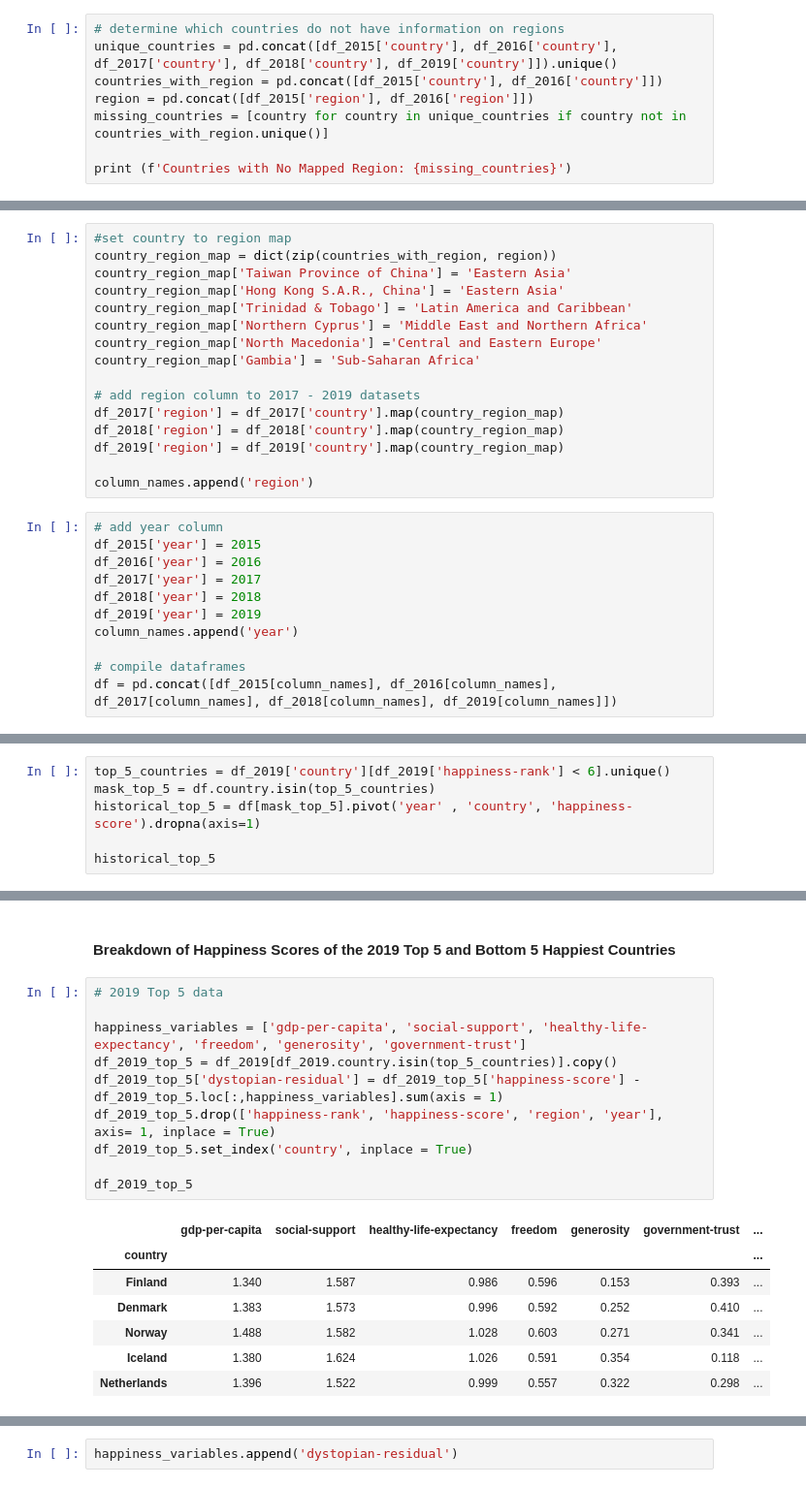
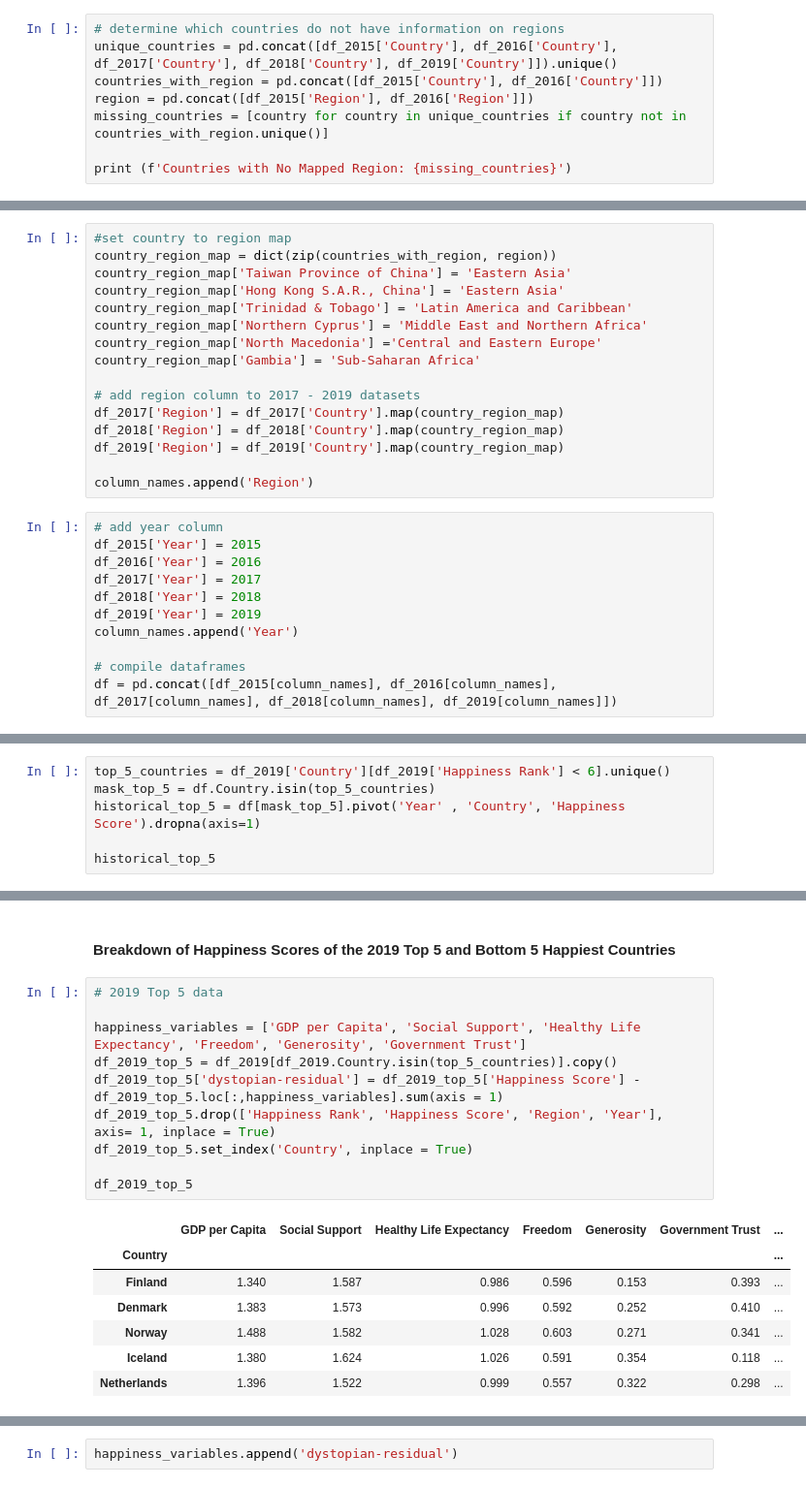
Before and after one commit to aulacson/world-happiness-report, a Jupyter notebook: sample.ipynb, the cells around one changed output, grey strips where cells are left out. Shown: that part at 97% size. Drawn from its saved outputs; the diff is of its cells as text.

Commit message:
Create correlation matrix for happiness score and its factors and fix dataframe column names

```diff
--- a/sample.ipynb
+++ b/sample.ipynb
@@ -40,8 +37,8 @@ df_2016.rename(columns={'Region': 'region'}, inplace = True)
 # %%
 # determine which countries do not have information on regions
-unique_countries = pd.concat([df_2015['country'], df_2016['country'], df_2017['country'], df_2018['country'], df_2019['country']]).unique()
-countries_with_region = pd.concat([df_2015['country'], df_2016['country']])
-region = pd.concat([df_2015['region'], df_2016['region']])
+unique_countries = pd.concat([df_2015['Country'], df_2016['Country'], df_2017['Country'], df_2018['Country'], df_2019['Country']]).unique()
+countries_with_region = pd.concat([df_2015['Country'], df_2016['Country']])
+region = pd.concat([df_2015['Region'], df_2016['Region']])
 missing_countries = [country for country in unique_countries if country not in countries_with_region.unique()]
 
 print (f'Countries with No Mapped Region: {missing_countries}')
@@ -58,19 +55,19 @@ country_region_map['North Macedonia'] ='Central and Eastern Europe'
 country_region_map['Gambia'] = 'Sub-Saharan Africa'
 
 # add region column to 2017 - 2019 datasets
-df_2017['region'] = df_2017['country'].map(country_region_map)
-df_2018['region'] = df_2018['country'].map(country_region_map)
-df_2019['region'] = df_2019['country'].map(country_region_map)
+df_2017['Region'] = df_2017['Country'].map(country_region_map)
+df_2018['Region'] = df_2018['Country'].map(country_region_map)
+df_2019['Region'] = df_2019['Country'].map(country_region_map)
 
-column_names.append('region')
+column_names.append('Region')
 # %%
 # add year column
-df_2015['year'] = 2015
-df_2016['year'] = 2016
-df_2017['year'] = 2017
-df_2018['year'] = 2018
-df_2019['year'] = 2019
-column_names.append('year')
+df_2015['Year'] = 2015
+df_2016['Year'] = 2016
+df_2017['Year'] = 2017
+df_2018['Year'] = 2018
+df_2019['Year'] = 2019
+column_names.append('Year')
 
 # compile dataframes
 df = pd.concat([df_2015[column_names], df_2016[column_names], df_2017[column_names], df_2018[column_names], df_2019[column_names]])
@@ -81,9 +78,9 @@ df = pd.concat([df_2015[column_names], df_2016[column_names], df_2017[column_nam
 
 We will be getting the Top 5 and Bottom 5 countries based on the 2019 data and look at their trends for the last 5 years.
 # %%
-top_5_countries = df_2019['country'][df_2019['happiness-rank'] < 6].unique()
-mask_top_5 = df.country.isin(top_5_countries)
-historical_top_5 = df[mask_top_5].pivot('year' , 'country', 'happiness-score').dropna(axis=1)
+top_5_countries = df_2019['Country'][df_2019['Happiness Rank'] < 6].unique()
+mask_top_5 = df.Country.isin(top_5_countries)
+historical_top_5 = df[mask_top_5].pivot('Year' , 'Country', 'Happiness Score').dropna(axis=1)
 
 historical_top_5
 # %% [output]
@@ -154,16 +151,16 @@ plt.show()
 # %%
 # 2019 Top 5 data
 
-happiness_variables = ['gdp-per-capita', 'social-support', 'healthy-life-expectancy', 'freedom', 'generosity', 'government-trust']
-df_2019_top_5 = df_2019[df_2019.country.isin(top_5_countries)].copy()
-df_2019_top_5['dystopian-residual'] = df_2019_top_5['happiness-score'] - df_2019_top_5.loc[:,happiness_variables].sum(axis = 1)
-df_2019_top_5.drop(['happiness-rank', 'happiness-score', 'region', 'year'], axis= 1, inplace = True)
-df_2019_top_5.set_index('country', inplace = True)
+happiness_variables = ['GDP per Capita', 'Social Support', 'Healthy Life Expectancy', 'Freedom', 'Generosity', 'Government Trust']
+df_2019_top_5 = df_2019[df_2019.Country.isin(top_5_countries)].copy()
+df_2019_top_5['dystopian-residual'] = df_2019_top_5['Happiness Score'] - df_2019_top_5.loc[:,happiness_variables].sum(axis = 1)
+df_2019_top_5.drop(['Happiness Rank', 'Happiness Score', 'Region', 'Year'], axis= 1, inplace = True)
+df_2019_top_5.set_index('Country', inplace = True)
 
 df_2019_top_5
 # %% [output]
-|  | gdp-per-capita | social-support | healthy-life-expectancy | freedom | generosity | government-trust | ... |
-| country |  |  |  |  |  |  | ... |
+|  | GDP per Capita | Social Support | Healthy Life Expectancy | Freedom | Generosity | Government Trust | ... |
+| Country |  |  |  |  |  |  | ... |
 | Finland | 1.340 | 1.587 | 0.986 | 0.596 | 0.153 | 0.393 | ... |
 | Denmark | 1.383 | 1.573 | 0.996 | 0.592 | 0.252 | 0.410 | ... |
 | Norway | 1.488 | 1.582 | 1.028 | 0.603 | 0.271 | 0.341 | ... |
```
Also changed, not shown: parts of 8 cells of this notebook.
